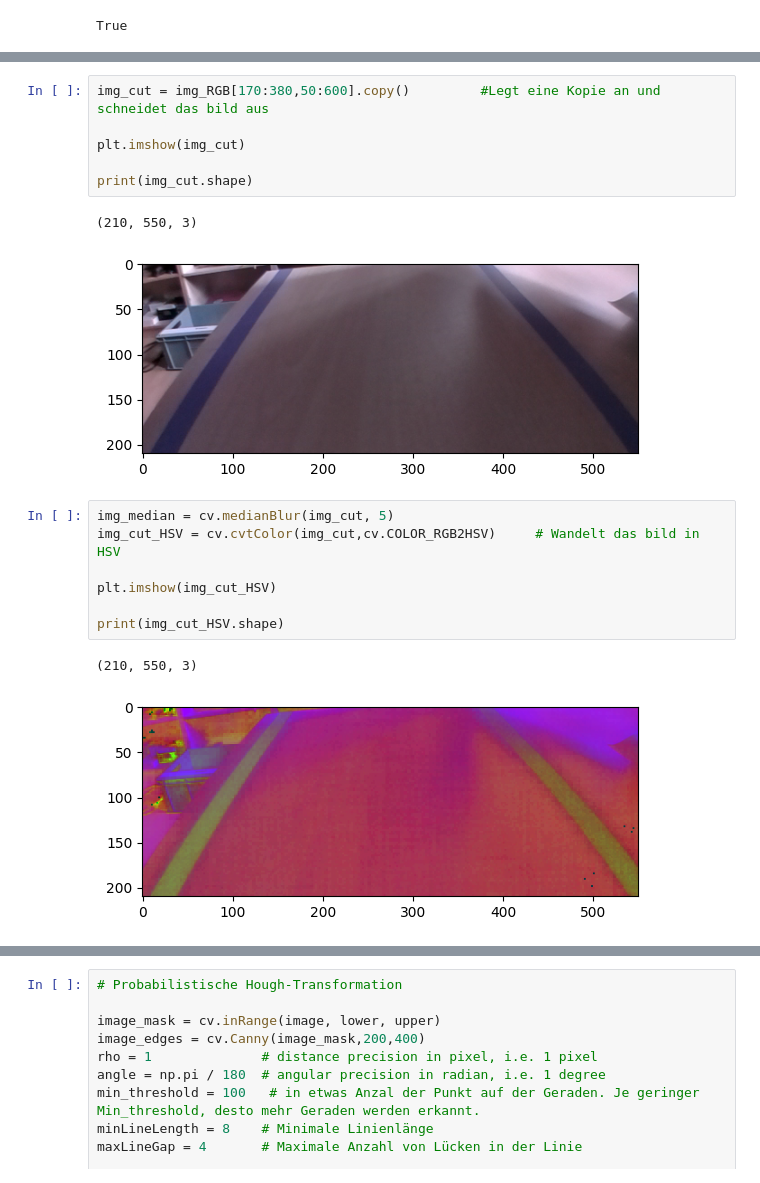
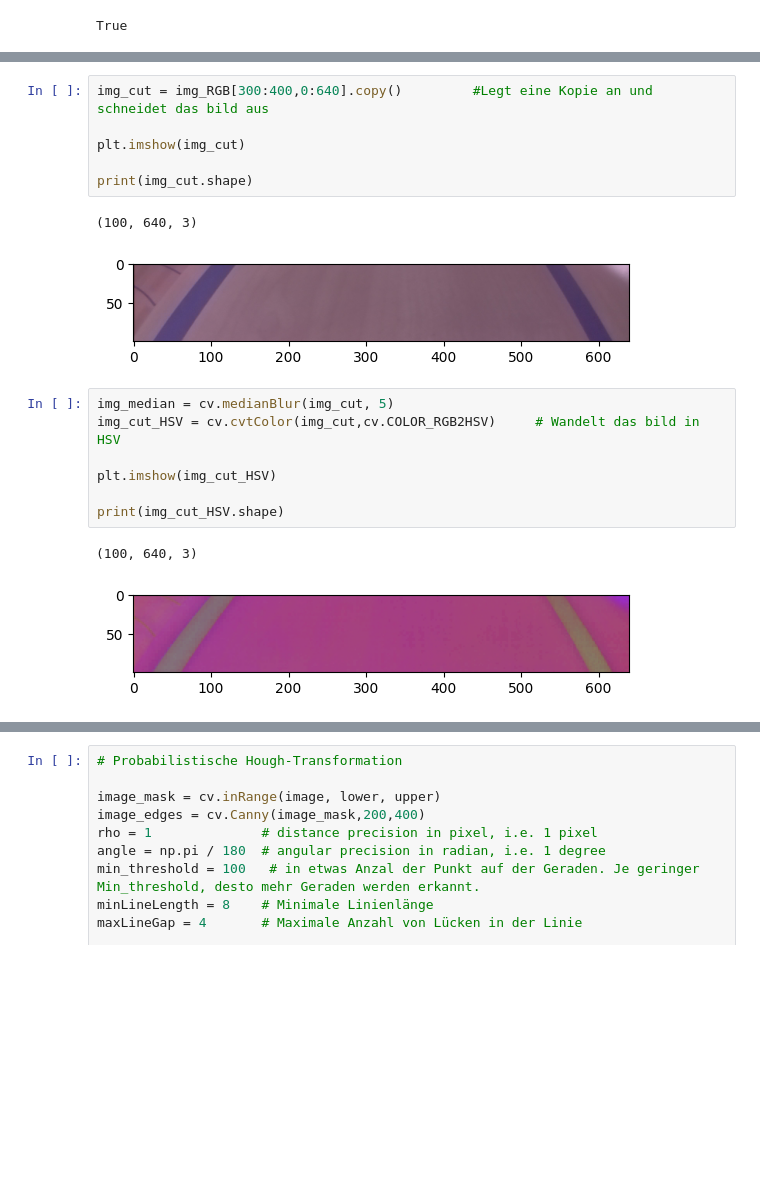
Before and after one commit to HopfeJ/Gruppe4_Camp2Code, a Jupyter notebook: ingo/project_phase_2/camcar_bilder.ipynb, the cells around one changed output, grey strips where cells are left out. Saved outputs shown, nothing was run; the diff lists cells and outputs as text; blank space fills up the shorter version.

```diff
--- a/ingo/project_phase_2/camcar_bilder.ipynb
+++ b/ingo/project_phase_2/camcar_bilder.ipynb
@@ -29,12 +29,12 @@ print(img_RGB.shape)
 # %%
-img_cut = img_RGB[170:380,50:600].copy()         #Legt eine Kopie an und schneidet das bild aus
+img_cut = img_RGB[300:400,0:640].copy()         #Legt eine Kopie an und schneidet das bild aus
 
 plt.imshow(img_cut)
 
 print(img_cut.shape)
 # %% [output]
-(210, 550, 3)
+(100, 640, 3)
-[figure, old version]
+[figure, new version]
 # %%
 img_median = cv.medianBlur(img_cut, 5)
 img_cut_HSV = cv.cvtColor(img_cut,cv.COLOR_RGB2HSV)     # Wandelt das bild in HSV
@@ -43,8 +43,8 @@ plt.imshow(img_cut_HSV)
 
 print(img_cut_HSV.shape)
 # %% [output]
-(210, 550, 3)
+(100, 640, 3)
-[figure, old version]
+[figure, new version]
 # %%
 
 
```
Also changed, not shown: parts of 6 cells of this notebook, 3 other files.
